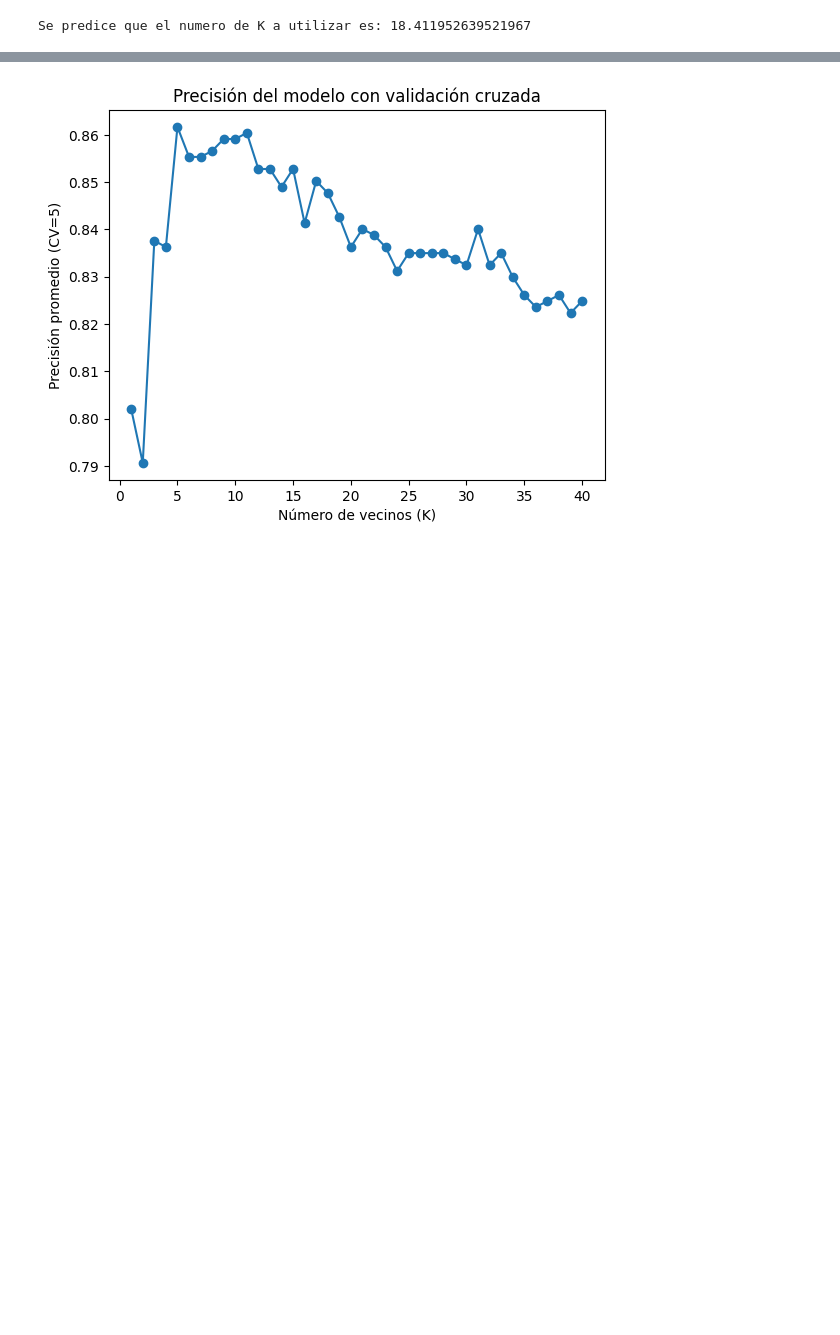
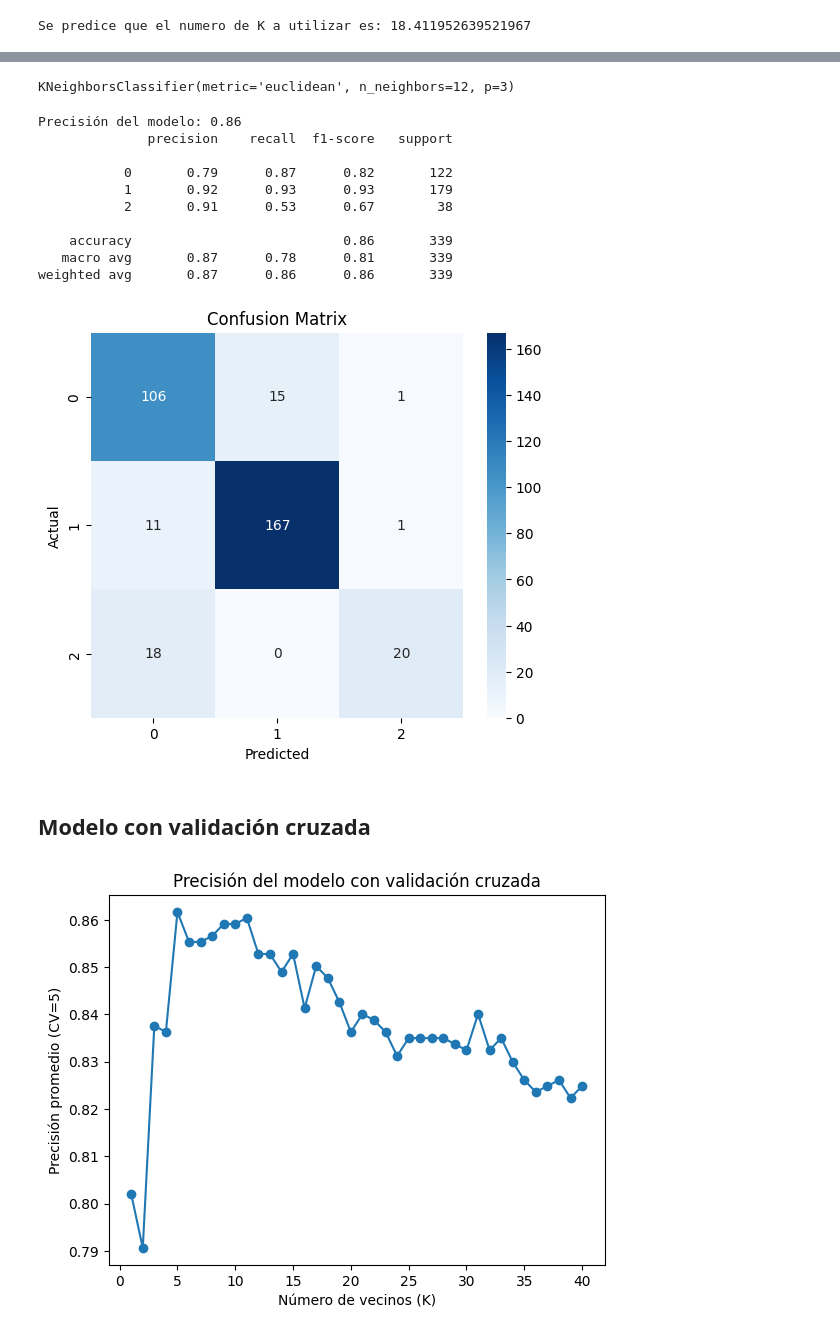
Before and after one commit to DiegoDuaS/KNN, a Jupyter notebook: actividades.ipynb, the cells around one changed output, grey strips where cells are left out. Saved outputs shown, nothing was run; the diff lists cells and outputs as text; code cells hidden in the pictures; blank space fills up the shorter version.

```diff
--- a/actividades.ipynb
+++ b/actividades.ipynb
@@ -234 +266,23 @@ plt.show()
+# %%
+knnC2 = KNeighborsClassifier(n_neighbors=12, p=3, metric='euclidean')
+knnC2.fit(X_trainC, y_trainC)
+# %% [output]
+KNeighborsClassifier(metric='euclidean', n_neighbors=12, p=3)
+# %%
+y_predC2 = knnC2.predict(X_testC)
+classification.metrics_and_cm(y_predC2, y_testC)
+# %% [output]
+Precisión del modelo: 0.86
+              precision    recall  f1-score   support
+
+           0       0.79      0.87      0.82       122
+           1       0.92      0.93      0.93       179
+           2       0.91      0.53      0.67        38
+
+    accuracy                           0.86       339
+   macro avg       0.87      0.78      0.81       339
+weighted avg       0.87      0.86      0.86       339
+[figure, added]
+# %% [markdown]
+## Modelo con validación cruzada
 # %%
```
Also changed, not shown: parts of 7 cells of this notebook.
